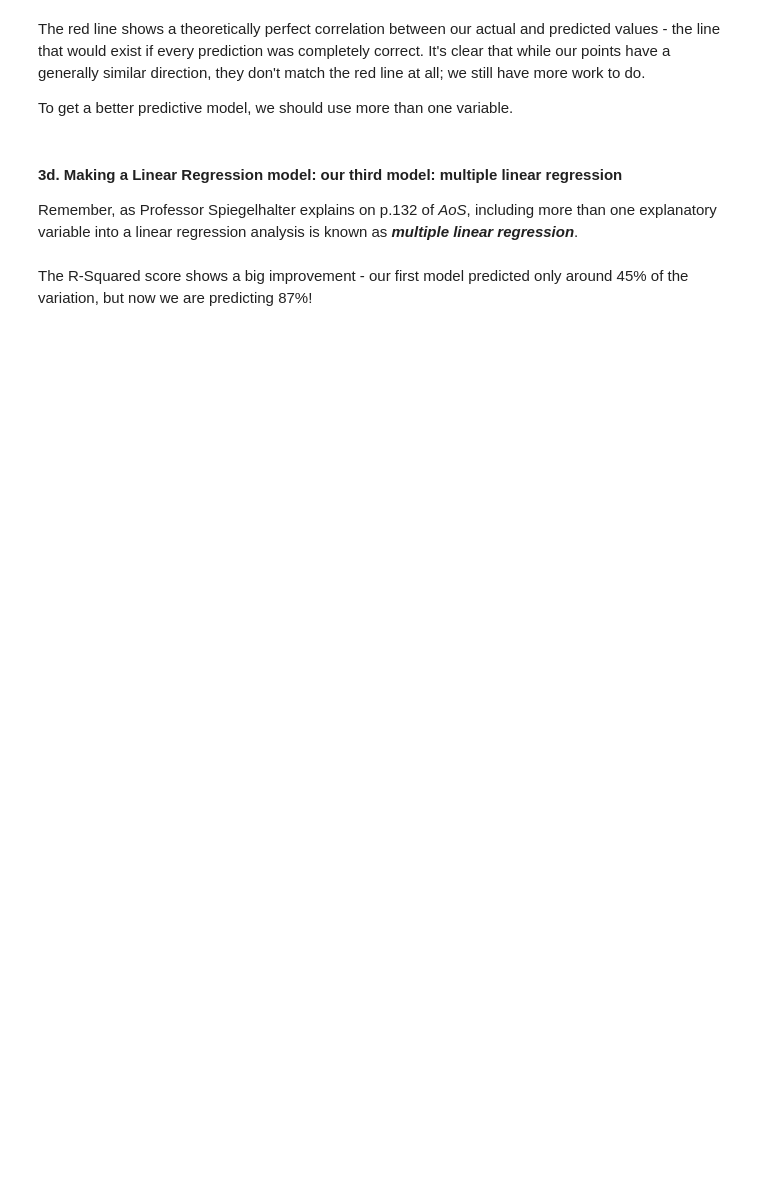
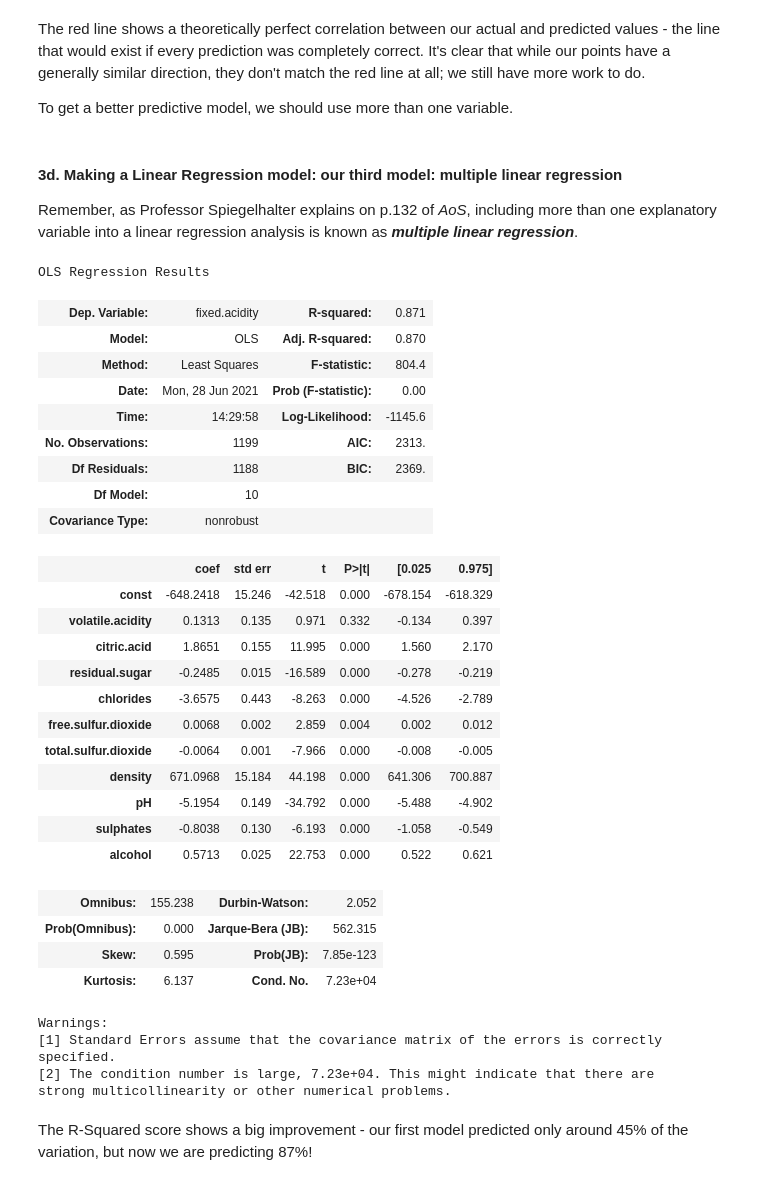
Before and after one commit to JasonCaldwellMBA/Linear_Regression_Case_Study, a Jupyter notebook: Springboard Regression Case Study - the Red Wine Dataset - Tier 3.ipynb, the cells around one changed output. Drawn from its saved outputs; the diff is of its cells as text; code cells hidden in the pictures; blank space fills up the shorter version.

```diff
--- a/Springboard Regression Case Study - the Red Wine Dataset - Tier 3.ipynb
+++ b/Springboard Regression Case Study - the Red Wine Dataset - Tier 3.ipynb
@@ -457,6 +457,37 @@ _ _ _
 # %%
 # Evaluate the model
-_ _ _
+rModel3_results.summary()
+# %% [output]
+OLS Regression Results
+| Dep. Variable: | fixed.acidity | R-squared: | 0.871 |
+| Model: | OLS | Adj. R-squared: | 0.870 |
+| Method: | Least Squares | F-statistic: | 804.4 |
+| Date: | Mon, 28 Jun 2021 | Prob (F-statistic): | 0.00 |
+| Time: | 14:29:58 | Log-Likelihood: | -1145.6 |
+| No. Observations: | 1199 | AIC: | 2313. |
+| Df Residuals: | 1188 | BIC: | 2369. |
+| Df Model: | 10 |  |  |
+| Covariance Type: | nonrobust |  |  |
+|  | coef | std err | t | P>|t| | [0.025 | 0.975] |
+| const | -648.2418 | 15.246 | -42.518 | 0.000 | -678.154 | -618.329 |
+| volatile.acidity | 0.1313 | 0.135 | 0.971 | 0.332 | -0.134 | 0.397 |
+| citric.acid | 1.8651 | 0.155 | 11.995 | 0.000 | 1.560 | 2.170 |
+| residual.sugar | -0.2485 | 0.015 | -16.589 | 0.000 | -0.278 | -0.219 |
+| chlorides | -3.6575 | 0.443 | -8.263 | 0.000 | -4.526 | -2.789 |
+| free.sulfur.dioxide | 0.0068 | 0.002 | 2.859 | 0.004 | 0.002 | 0.012 |
+| total.sulfur.dioxide | -0.0064 | 0.001 | -7.966 | 0.000 | -0.008 | -0.005 |
+| density | 671.0968 | 15.184 | 44.198 | 0.000 | 641.306 | 700.887 |
+| pH | -5.1954 | 0.149 | -34.792 | 0.000 | -5.488 | -4.902 |
+| sulphates | -0.8038 | 0.130 | -6.193 | 0.000 | -1.058 | -0.549 |
+| alcohol | 0.5713 | 0.025 | 22.753 | 0.000 | 0.522 | 0.621 |
+| Omnibus: | 155.238 | Durbin-Watson: | 2.052 |
+| Prob(Omnibus): | 0.000 | Jarque-Bera (JB): | 562.315 |
+| Skew: | 0.595 | Prob(JB): | 7.85e-123 |
+| Kurtosis: | 6.137 | Cond. No. | 7.23e+04 |
+Warnings:
+[1] Standard Errors assume that the covariance matrix of the errors is correctly specified.
+[2] The condition number is large, 7.23e+04. This might indicate that there are
+strong multicollinearity or other numerical problems.
 # %% [markdown]
 The R-Squared score shows a big improvement - our first model predicted only around 45% of the variation, but now we are predicting 87%!
 # %%
```
Also changed, not shown: parts of 10 cells of this notebook.
